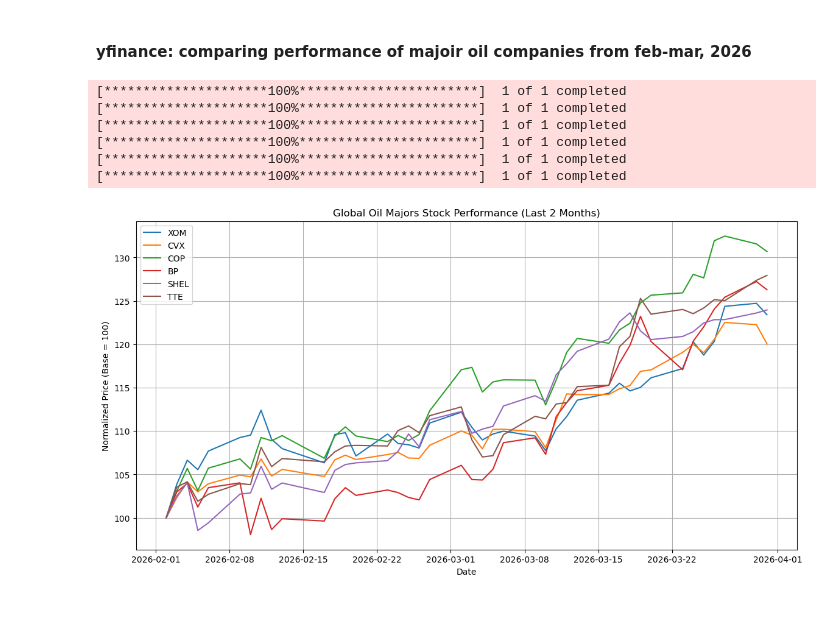
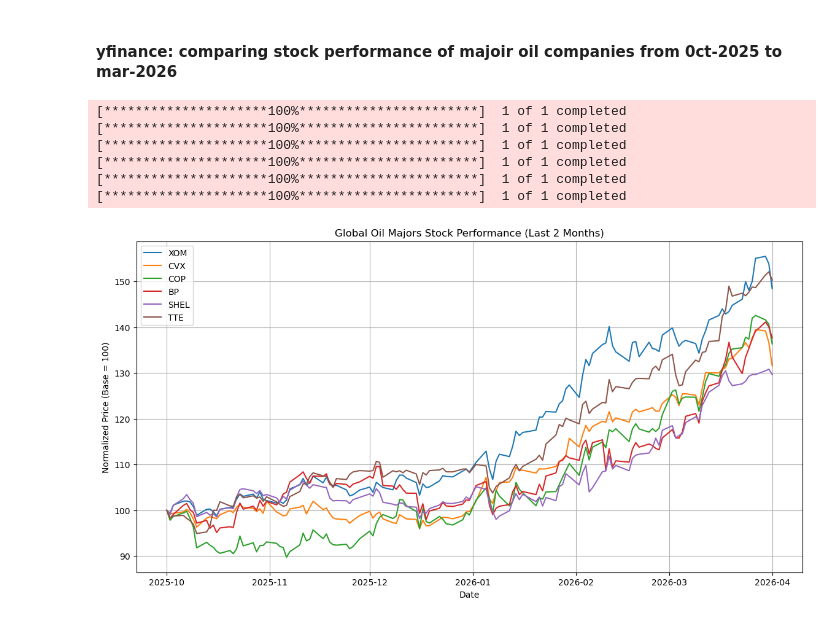
Before and after one commit to vivekparasharr/trading, a Jupyter notebook: 2026-03-31-oil-stock-performance.ipynb, the cells around one changed output. Drawn from its saved outputs; the diff is of its cells as text; code cells hidden in the pictures.

```diff
--- a/2026-03-31-oil-stock-performance.ipynb
+++ b/2026-03-31-oil-stock-performance.ipynb
@@ -1,5 +1,5 @@
 # %% [markdown]
-#### yfinance: comparing performance of majoir oil companies from feb-mar, 2026
+#### yfinance: comparing stock performance of majoir oil companies from 0ct-2025 to mar-2026
 # %%
 import yfinance as yf
 import pandas as pd
@@ -12,7 +12,7 @@ price_data = []
 
 for ticker in tickers:
     try:
-        df = yf.download(ticker, period="2mo")
+        df = yf.download(ticker, period="6mo")
 
         if df.empty:
             print(f"{ticker}: No data")
@@ -39,31 +39,31 @@ df_prices = df_prices.dropna(how="all")
 # --- Forward fill missing values ---
 df_prices = df_prices.ffill()
 
 # --- Ensure we still have data ---
 if df_prices.shape[0] == 0:
     raise ValueError("Still no usable data — try removing problematic tickers like 2222.SR")
 
 # --- Normalize ---
 normalized = df_prices / df_prices.iloc[0] * 100
 
 # --- Plot ---
 plt.figure(figsize=(14, 7))
 
 for col in normalized.columns:
     plt.plot(normalized.index, normalized[col], label=col)
 
 plt.title("Global Oil Majors Stock Performance (Last 2 Months)")
 plt.xlabel("Date")
 plt.ylabel("Normalized Price (Base = 100)")
 plt.legend()
 plt.grid(True)
 
 plt.show()
 # %% [output]
 [*********************100%***********************]  1 of 1 completed
 [*********************100%***********************]  1 of 1 completed
 [*********************100%***********************]  1 of 1 completed
 [*********************100%***********************]  1 of 1 completed
 [*********************100%***********************]  1 of 1 completed
 [*********************100%***********************]  1 of 1 completed
-[figure, old version]
+[figure, new version]
```
Also changed, not shown: 2 other files.
